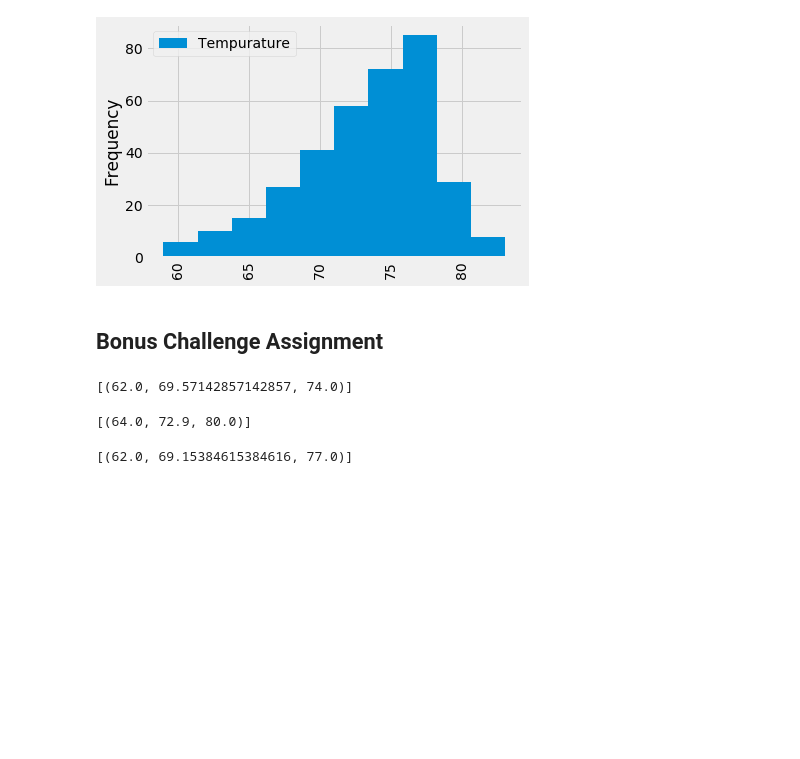
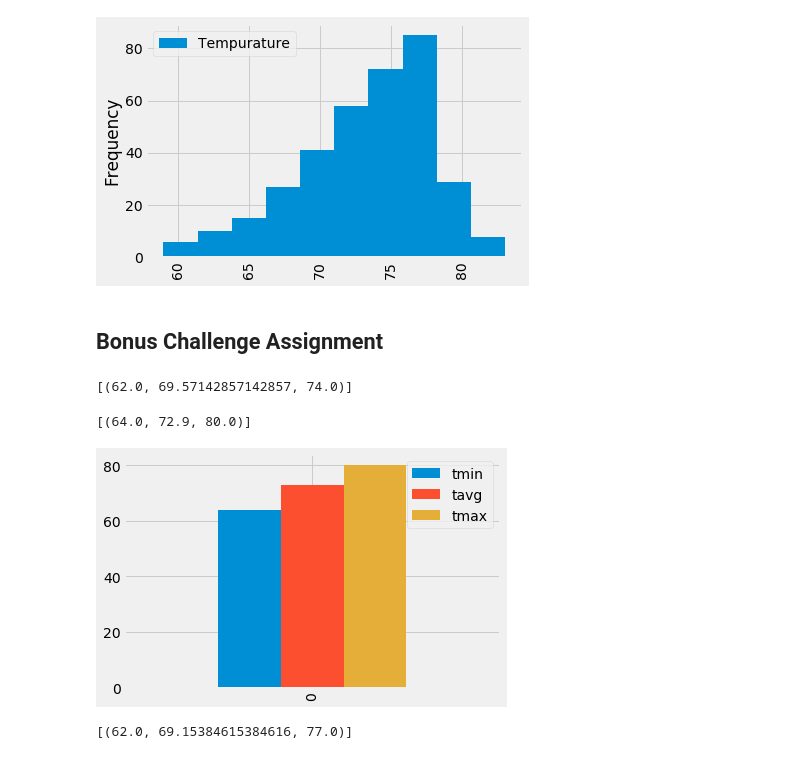
Before and after one commit to taftap8/sqlalchemy-challenge, a Jupyter notebook: climate_starter.ipynb, the cells around one changed output. Drawn from its saved outputs; the diff is of its cells as text; code cells hidden in the pictures; blank space fills up the shorter version.

```diff
--- a/climate_starter.ipynb
+++ b/climate_starter.ipynb
@@ -206,8 +206,21 @@ print(calc_temps('2016-05-29','2016-06-10'))
 # %%
 # Plot the results from your previous query as a bar chart.
 # Use "Trip Avg Temp" as your Title
 # Use the average temperature for the y value
 # Use the peak-to-peak (tmax-tmin) value as the y error bar (yerr)
+calcs = session.query(func.min(Measurement.tobs), func.avg(Measurement.tobs), func.max(Measurement.tobs)).\
+        filter(Measurement.date >= '2016-05-29').filter(Measurement.date <= '2016-06-10').all()
+
+
+# Save the query results as a Pandas DataFrame and set the index to the date column
+calc_df = pd.DataFrame(calcs, columns=['tmin', 'tavg', 'tmax'])
+#measurement_df.rename(columns={"date":"Date", "prcp":"Precipitation"}, inplace= True)
+
+# Use Pandas Plotting with Matplotlib to plot the data
+calc_df.plot.bar(rot=90)
+plt.show()
+# %% [output]
+[figure, added]
 # %%
 # Calculate the total amount of rainfall per weather station for your trip dates using the previous year's matching dates.
 # Sort this in descending order by precipitation amount and list the station, name, latitude, longitude, and elevation
```
Also changed, not shown: parts of 1 cell of this notebook, 1 other file.
